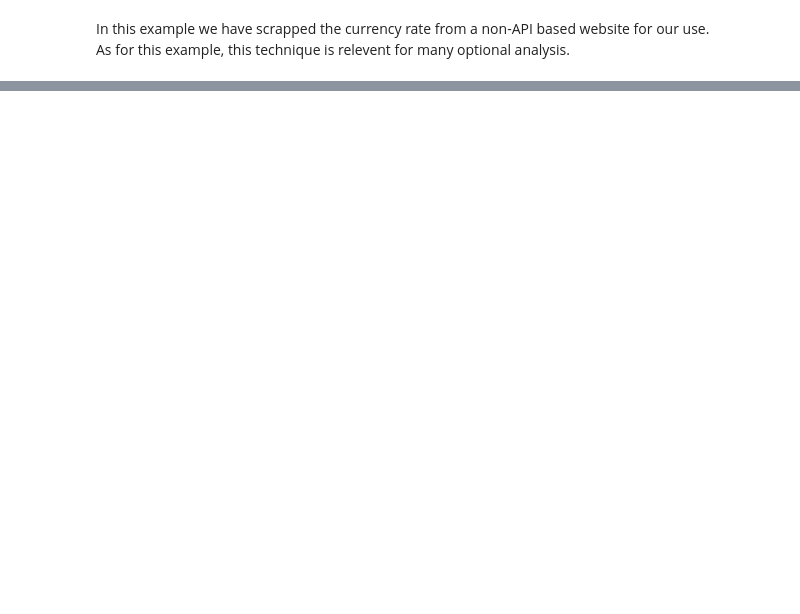
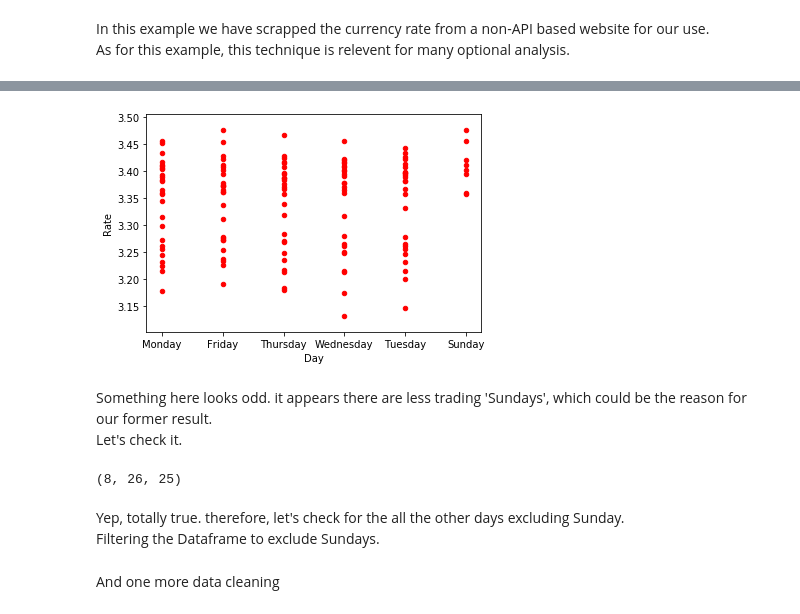
Before and after one commit to aiola-lab/tomers-playground, a Jupyter notebook: OJT/Excel-to-Pandas - Currency .ipynb, the cells around one changed output, grey strips where cells are left out. Cells and saved outputs as stored; diff of their text form; code cells hidden in the pictures; blank space fills up the shorter version.

```diff
--- a/OJT/Excel-to-Pandas - Currency .ipynb
+++ b/OJT/Excel-to-Pandas - Currency .ipynb
@@ -330,0 +349,3 @@ So, one last tip from me to you, don't be afraid of looking for your data source
+# %%
+df = df.reset_index()
+df
@@ -330,0 +366,18 @@ So, one last tip from me to you, don't be afraid of looking for your data source
+# %%
+ax1 = df.plot.scatter(x='Day',
+                      y='Rate',
+                      c='Red')
+# %% [output]
+[figure, added]
+# %% [markdown]
+Something here looks odd. it appears there are less trading 'Sundays', which could be the reason for our former result.<br>
+Let's check it.
+# %%
+len(df.loc[df['Day'] == 'Sunday']), len(df.loc[df['Day'] == 'Monday']), len(df.loc[df['Day'] == 'Tuesday'])
+# %% [output]
+(8, 26, 25)
+# %% [markdown]
+Yep, totally true. therefore, let's check for the all the other days excluding Sunday.<br>
+Filtering the Dataframe to exclude Sundays.
+# %% [markdown]
+And one more data cleaning
```
Also changed, not shown: parts of 54 cells of this notebook.
